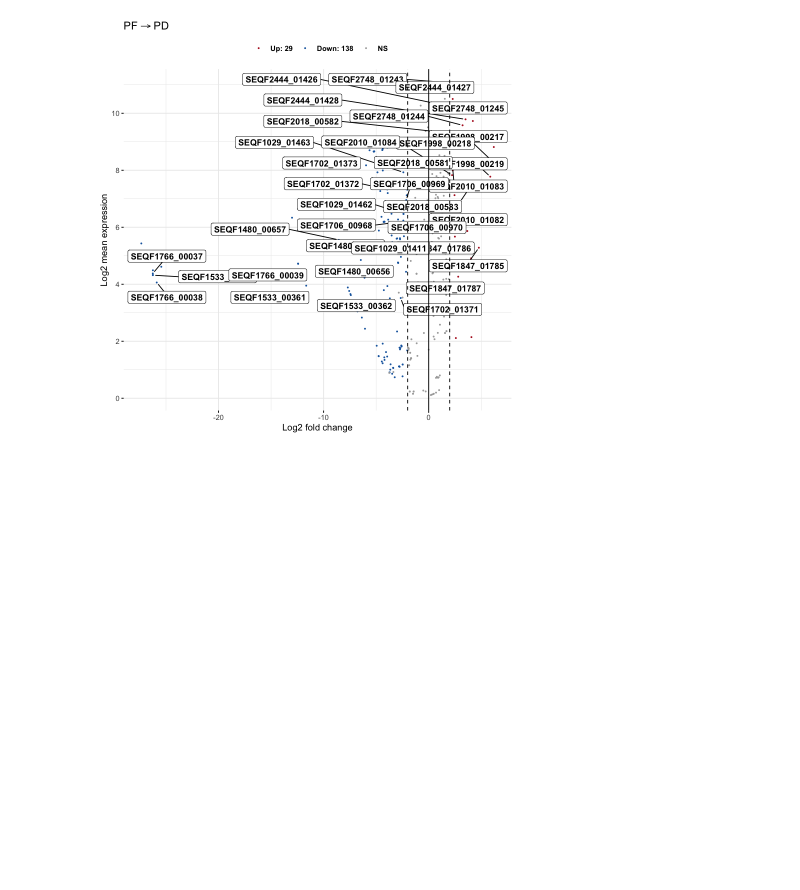
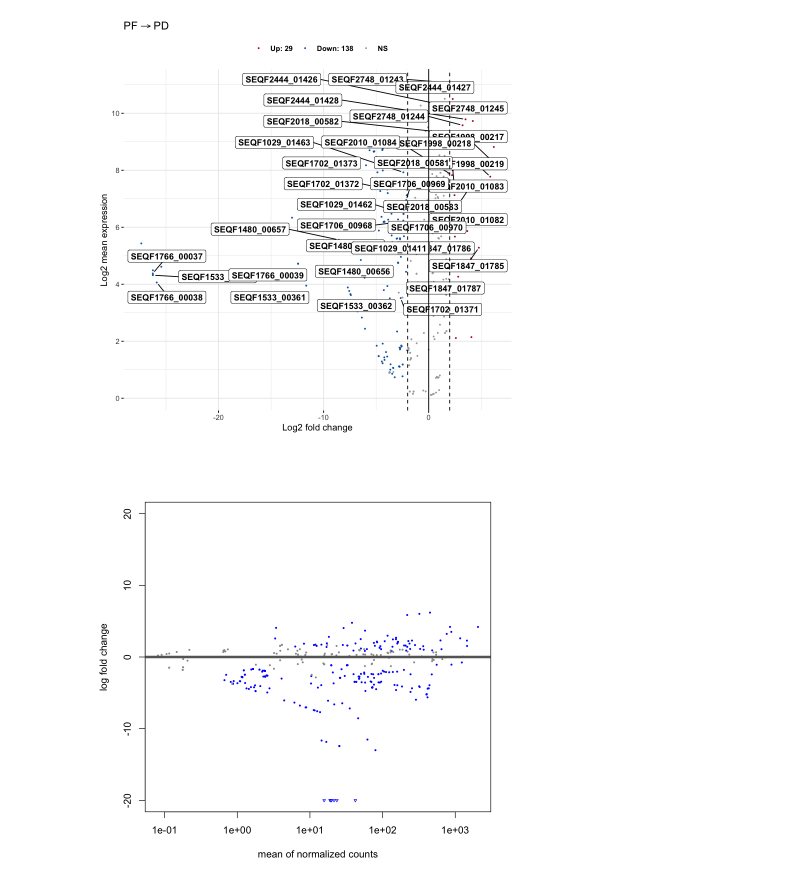
Before and after one commit to aemann01/ads_plaque, a Jupyter notebook: 07-arcABCD/volcano_plots_ADS.ipynb, the cells around one changed output. Cells and saved outputs as stored; diff of their text form; code cells hidden in the pictures; blank space fills up the shorter version.

```diff
--- a/07-arcABCD/volcano_plots_ADS.ipynb
+++ b/07-arcABCD/volcano_plots_ADS.ipynb
@@ -293,3 +293,7 @@ p
 pdf
   2
 [figure]
+# %%
+plotMA(res, ylim=c(-20,20), alpha=0.1)
+# %% [output]
+[figure, added]
```
Also changed, not shown: parts of 3 cells of this notebook, 1 other file.
